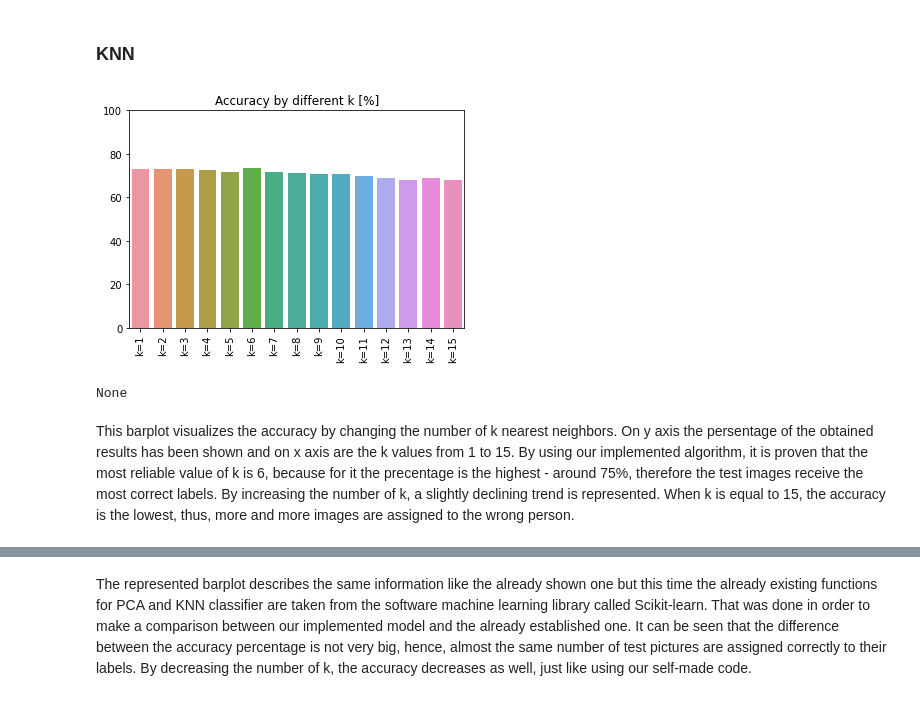
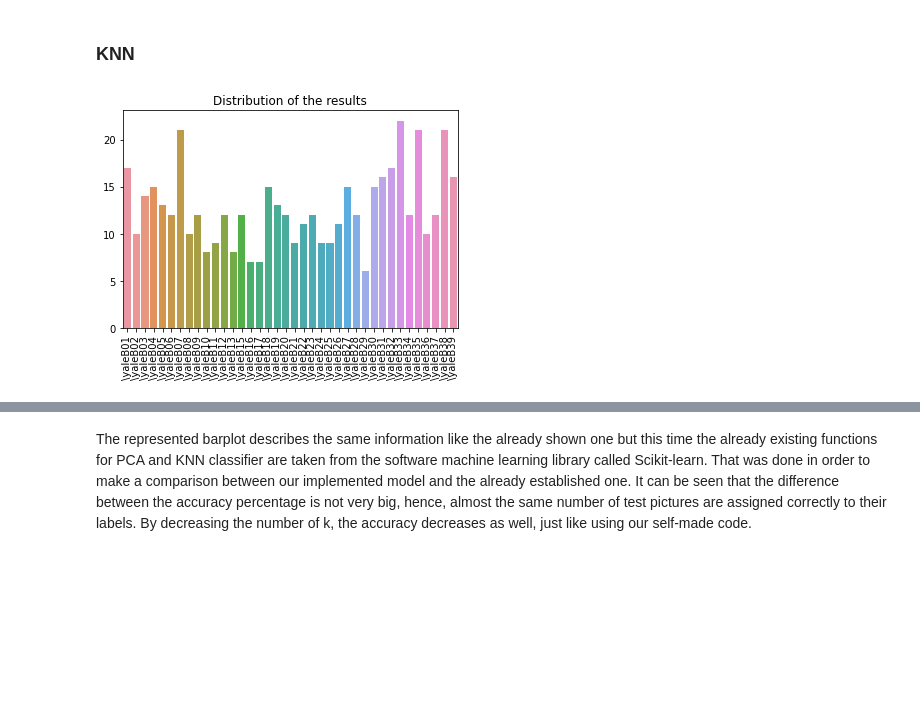
Before and after one commit to datascience-mobi/2021-topic-04-team-01, a Jupyter notebook: Report_final.ipynb, the cells around one changed output, grey strips where cells are left out. Drawn from its saved outputs; the diff is of its cells as text; code cells hidden in the pictures; blank space fills up the shorter version.

```diff
--- a/Report_final.ipynb
+++ b/Report_final.ipynb
@@ -92,13 +92,14 @@ $$ accuracy = \frac{correct.images}{total.images}\,100 $$
 from Classes import imagetomatrix as img
 from Classes import datasplit as ds
 from Classes import visualising as vis
+
 # Get the paths and labels of the data
 image_height, image_width = 192, 168
-yaleB = img.ImageToMatrix("CroppedYale", image_height, image_width)
+yaleB = img.ImageToMatrix("CroppedYale", file_extension=".pgm", image_height=image_height, image_width=image_width)
 image_matrix = yaleB.matrix()
 
 # Displaying some of the images
-vis.set_show(yaleB.no_images_per_person, image_matrix, image_height, image_width)
+vis.big_set_show(yaleB.no_images_per_person, image_matrix, image_height, image_width, 36)
 
 # Splitting the data into testing and training
 train_matrix, test_matrix, training_labels, testing_labels = ds.train_test_split(image_matrix,
@@ -135,15 +136,9 @@ The principal components have been calculated using svd (325, 32256)
 # %%
 from Classes import knearestneighbors as knn
 
 # Load KNN
 train_knn = knn.KNearestNeighbors(train_tr, training_labels, k=6)
 predicted_labels = train_knn.predict(test_tr)
-
-# Visualize
-k_visual = vis.k_barplot(15, train_tr, training_labels, test_tr, testing_labels,)
-print(k_visual)
+vis.knn_results(predicted_labels, yaleB.titles)
 # %% [output]
-[figure, old version]
+[figure, new version]
-None
-# %% [markdown]
-This barplot visualizes the accuracy by changing the number of k nearest neighbors. On y axis the persentage of the obtained results has been shown and on x axis are the k values from 1 to 15. By using our implemented algorithm, it is proven that the most reliable value of k is 6, because for it the precentage is the highest - around 75%, therefore the test images receive the most  correct labels. By increasing the number of k, a slightly declining trend is represented. When k is equal to 15, the accuracy is the lowest, thus, more and more images are assigned to the wrong person.
```
Also changed, not shown: parts of 3 cells of this notebook.
